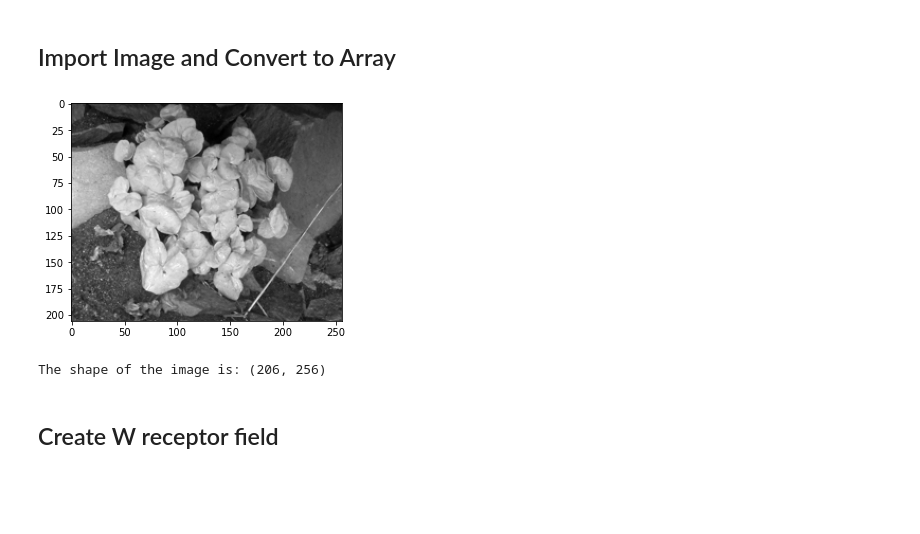
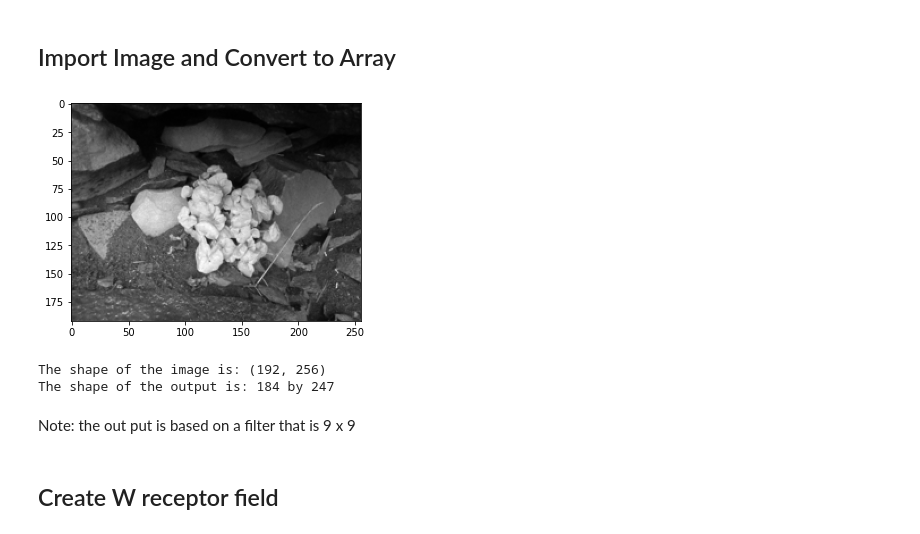
Before and after one commit to pre6/Jupyter-Notebooks, a Jupyter notebook: Simple Retinal CNN.ipynb, the cells around one changed output. Saved outputs shown, nothing was run; the diff lists cells and outputs as text; code cells hidden in the pictures; blank space fills up the shorter version.

```diff
--- a/Simple Retinal CNN.ipynb
+++ b/Simple Retinal CNN.ipynb
@@ -10,16 +10,20 @@ from numpy import asarray
 # %% [markdown]
 ## Import Image and Convert to Array
 # %%
-im = Image.open(r"C:\Users\preet\Desktop\image_two.jpg")
+im = Image.open(r"C:\Users\preet\Desktop\image_one.jpg")
 im.thumbnail((256, 256))
 im = im.convert("L")
 jello = plt.imshow(im,cmap = 'gray')
 plt.show()
 
 data = asarray(im)
 print("The shape of the image is: " + str(data.shape))
+print("The shape of the output is: " + str(int((data.shape[0]-9)+ 1)) + " by " + str(int((data.shape[1]-9))))
 # %% [output]
-[figure, old version]
+[figure, new version]
-The shape of the image is: (206, 256)
+The shape of the image is: (192, 256)
+The shape of the output is: 184 by 247
+# %% [markdown]
+Note: the out put is based on a filter that is 9 x 9
 # %% [markdown]
 ## Create W receptor field
```
Also changed, not shown: parts of 10 cells of this notebook.
